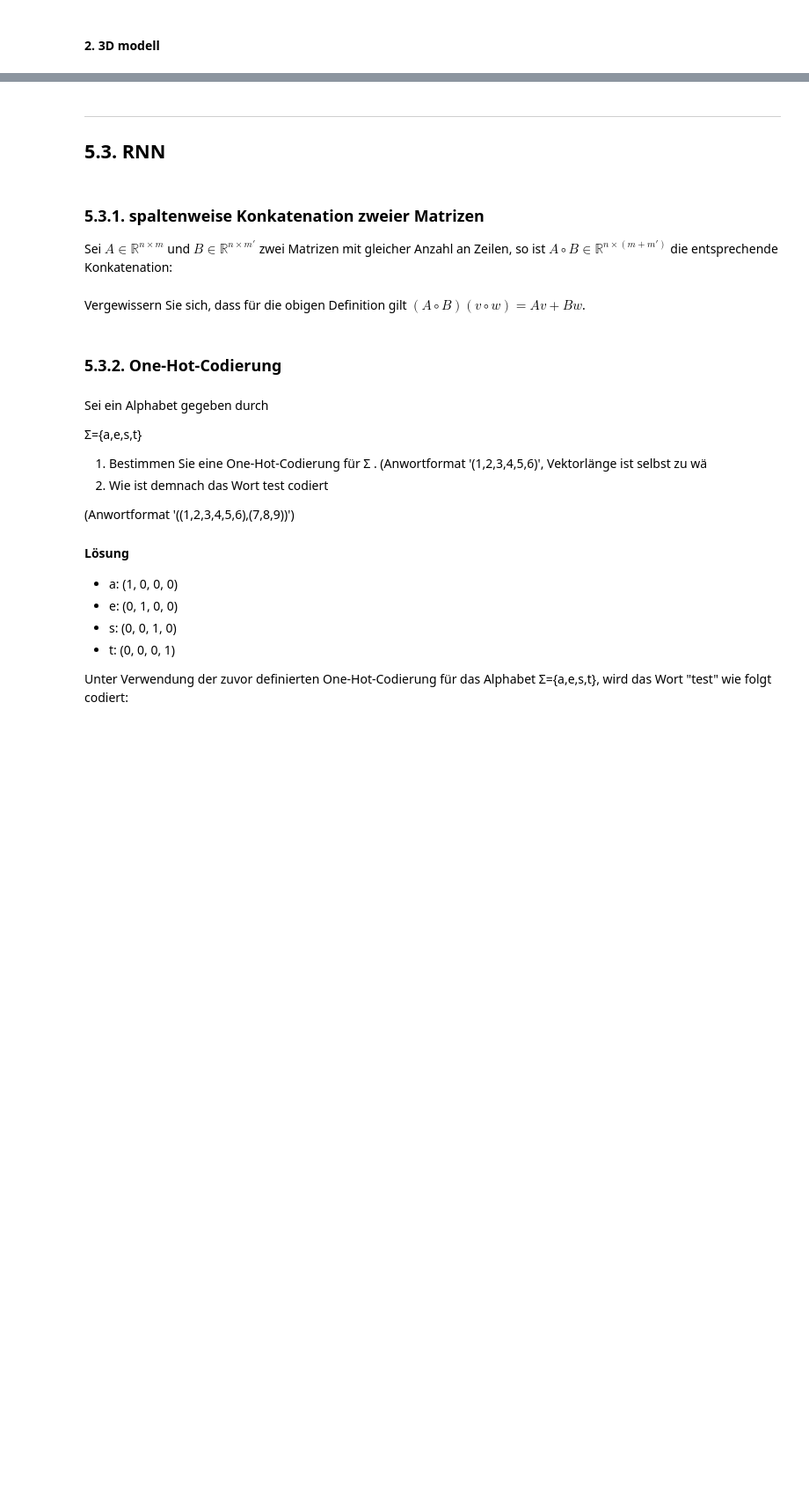
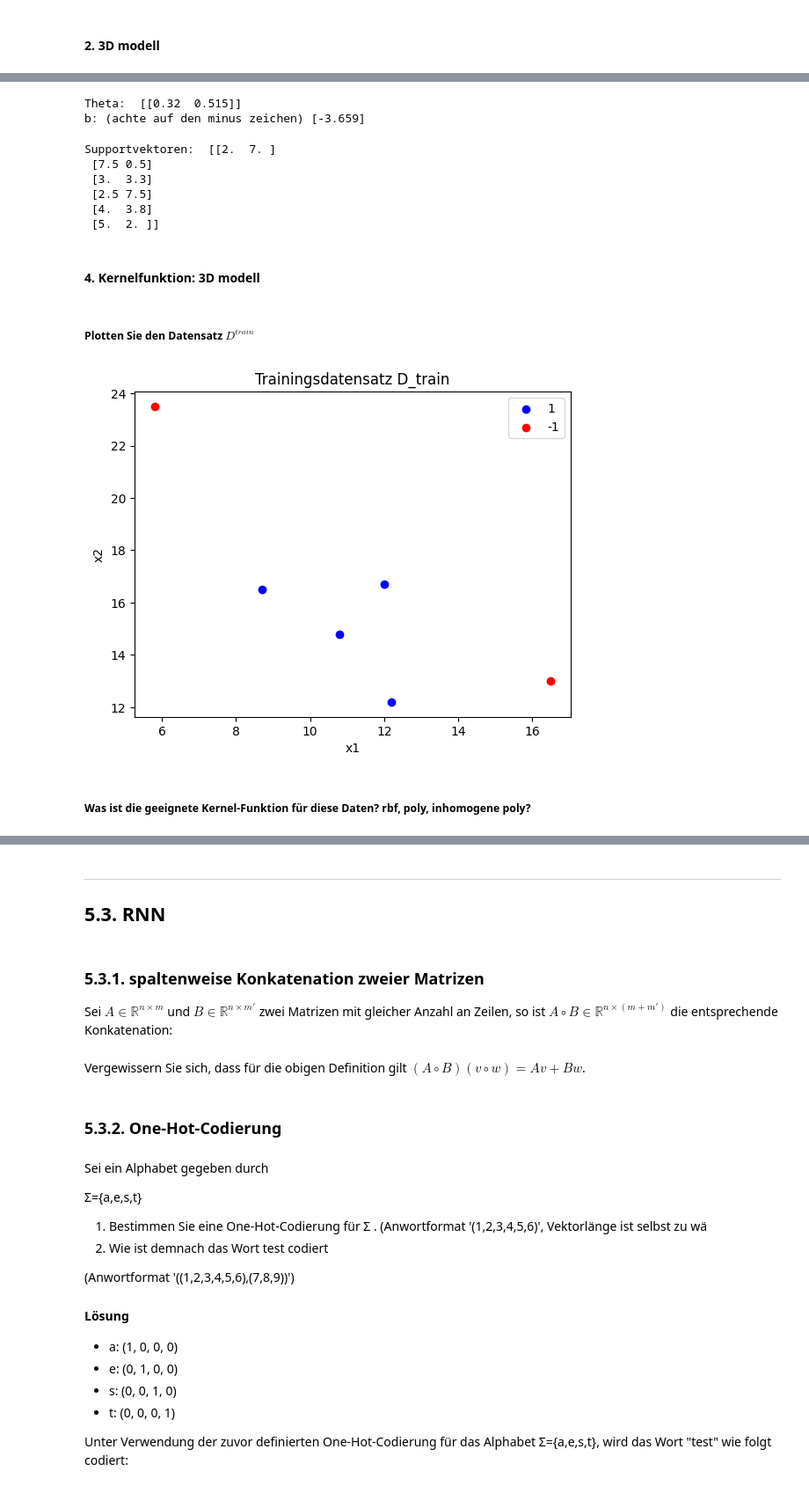
Before and after one commit to ShadaMaayouf/Sem2_Machine_Learning, a Jupyter notebook: prog Cheatsheet.ipynb, the cells around one changed output, grey strips where cells are left out. Shown: that part at 88% size. Saved outputs shown, nothing was run; the diff lists cells and outputs as text; code cells hidden in the pictures; blank space fills up the shorter version.

```diff
--- a/prog Cheatsheet.ipynb
+++ b/prog Cheatsheet.ipynb
@@ -433,0 +962,73 @@ scores.mean()
+# %%
+from sklearn import svm
+
+# Erstellen und Trainieren des Modells
+clf = svm.SVC(kernel='linear').fit(X, y)
+
+theta = clf.coef_
+b = clf.intercept_
+# Ausgabe der Parameter
+print("Theta: ", np.round(theta, 3))
+print("b: (achte auf den minus zeichen)", np.round(b, 3))
+# %% [output]
+Theta:  [[0.32  0.515]]
+b: (achte auf den minus zeichen) [-3.659]
+# %%
+print("Supportvektoren: ", clf.support_vectors_)
+# %% [output]
+Supportvektoren:  [[2.  7. ]
+ [7.5 0.5]
+ [3.  3.3]
+ [2.5 7.5]
+ [4.  3.8]
+ [5.  2. ]]
+# %% [markdown]
+#### 4. Kernelfunktion: 3D modell <a name=2_2_3D><a>
+# %%
+# Ihre Daten
+D_train = [
+   ((8.7,16.5),1),((10.8,14.8),1),((12,16.7),1),((12.2,12.2),1),((16.5,13),-1),((5.8,23.5),-1)
+]
+
+D_test = [
+    ((13,12.5),1),((6.2,21.3),-1),((6,25.8),1),((8.5,27.7),-1)
+]
+
+# Umwandlung in DataFrame
+df_train = pd.DataFrame(D_train, columns=['x', 'y'])
+df_train[['x1', 'x2']] = pd.DataFrame(df_train['x'].tolist(), index=df_train.index)
+df_train = df_train.drop('x', axis=1)
+
+X_train = df_train[['x1', 'x2']].to_numpy()
+y_train = df_train['y'].to_numpy()#
+
+# Umwandlung in DataFrame
+df_test = pd.DataFrame(D_test, columns=['x', 'y'])
+df_test[['x1', 'x2']] = pd.DataFrame(df_test['x'].tolist(), index=df_test.index)
+df_test = df_test.drop('x', axis=1)
+
+X_test = df_test[['x1', 'x2']].to_numpy()
+y_test = df_test['y'].to_numpy()#
+# %% [markdown]
+#####  Plotten Sie den Datensatz $D^{train}$
+# %%
+import matplotlib.pyplot as plt
+
+# Datenpunkte für jede Klasse extrahieren
+class_1 = df_train[df_train['y'] == 1]
+class_minus_1 = df_train[df_train['y'] == -1]
+
+# Datenpunkte plotten
+plt.scatter(class_1['x1'], class_1['x2'], color='b', label='1')
+plt.scatter(class_minus_1['x1'], class_minus_1['x2'], color='r', label='-1')
+
+# Diagramm beschriften
+plt.xlabel('x1')
+plt.ylabel('x2')
+plt.legend()
+plt.title('Trainingsdatensatz D_train')
+plt.show()
+# %% [output]
+[figure, added]
+# %% [markdown]
+##### Was ist die geeignete Kernel-Funktion für diese Daten? rbf, poly, inhomogene poly?
```
Also changed, not shown: parts of 48 cells of this notebook, 3 other files.
